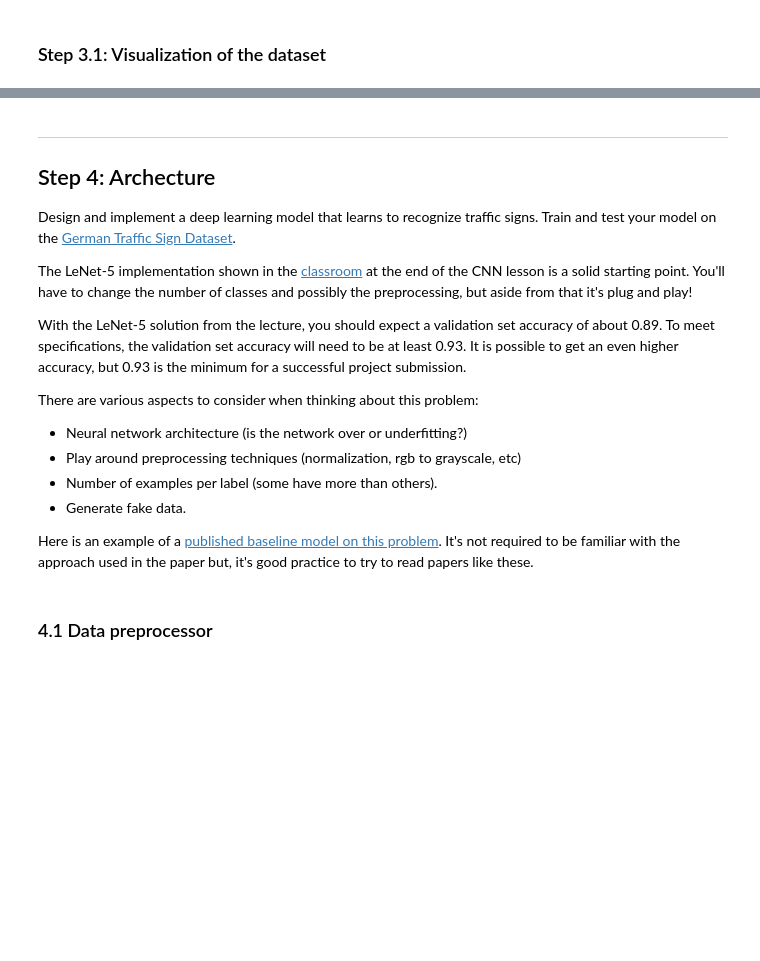
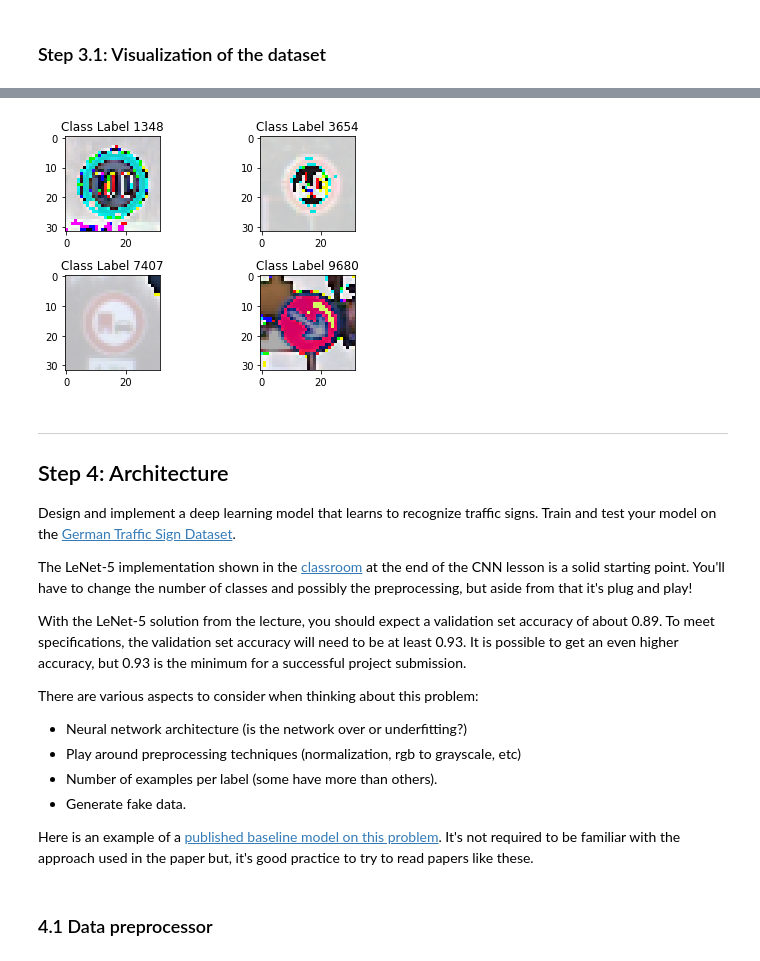
Before and after one commit to akshaybabloo/Car-ND, a Jupyter notebook: Term_1/TrafficSignalClassifier_6/P/Traffic_Sign_Classifier.ipynb, the cells around one changed output, grey strips where cells are left out. Drawn from its saved outputs; the diff is of its cells as text; code cells hidden in the pictures; blank space fills up the shorter version.

```diff
--- a/Term_1/TrafficSignalClassifier_6/P/Traffic_Sign_Classifier.ipynb
+++ b/Term_1/TrafficSignalClassifier_6/P/Traffic_Sign_Classifier.ipynb
@@ -110,7 +104,11 @@ show_image()
+# %%
+show_image(X_test)
+# %% [output]
+[figure, added]
 # %% [markdown]
 ----
 
-## Step 4: Archecture
+## Step 4: Architecture
 
 Design and implement a deep learning model that learns to recognize traffic signs. Train and test your model on the [German Traffic Sign Dataset](http://benchmark.ini.rub.de/?section=gtsrb&subsection=dataset).
 
```
Also changed, not shown: parts of 11 cells of this notebook, 1 other file.
